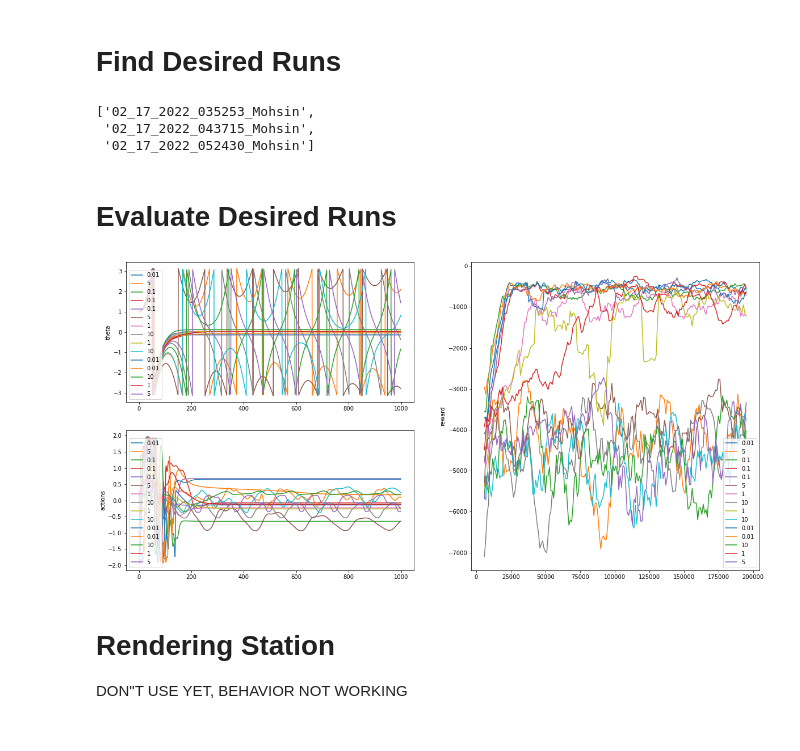
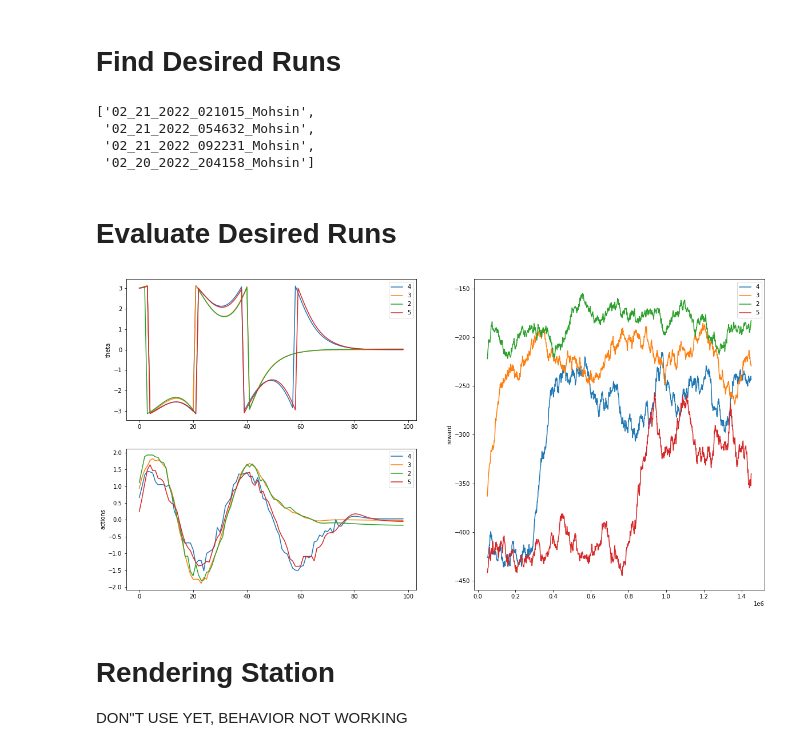
Before and after one commit to mohsinsarwari/RL_Path_Planning, a Jupyter notebook: cheap_control/evaluation.ipynb, the cells around one changed output. Cells and saved outputs as stored; diff of their text form; code cells hidden in the pictures.

```diff
--- a/cheap_control/evaluation.ipynb
+++ b/cheap_control/evaluation.ipynb
@@ -31,8 +31,8 @@ def check(params):
     match = bool(1
     #and params.timesteps == 275000
     #and params.gamma == 0.98
-    and params.id == 0
-    and params.eps == 1
+    and params.id == 1
+    #and params.eps == 1
     #and params.learning_rate == 0.0003
     #and params.envs.newpendulum.run == True
     )
@@ -52,9 +52,10 @@ def filt(check):
 a = ['02_17_2022_083556_Mohsin', '02_17_2022_074751_Mohsin', '02_17_2022_043715_Mohsin']
 filt(check)
 # %% [output]
-['02_17_2022_035253_Mohsin',
- '02_17_2022_043715_Mohsin',
- '02_17_2022_052430_Mohsin']
+['02_21_2022_021015_Mohsin',
+ '02_21_2022_054632_Mohsin',
+ '02_21_2022_092231_Mohsin',
+ '02_20_2022_204158_Mohsin']
 # %% [markdown]
 # Evaluate Desired Runs
 # %%
@@ -63,43 +64,43 @@ label = "eps"
 def plot_eval(folders):
     plt.figure()
     for folder in folders:
-        results = run_eval.evaluate(folder, init=[1, 0])
+        results = run_eval.evaluate(folder, init=[3, 0])
         tb = results["basependulum"]["mean_reward"]
         tb_times = tb[0]
         tb_rew = [a[0] for a in tb[1]]
 
-        n=11
+        n=101
         tb_smoothed = np.cumsum(tb_rew, dtype=float)
         tb_smoothed[n:] = tb_smoothed[n:] - tb_smoothed[:-n]
         tb_smoothed =  tb_smoothed[n - 1:] / n
 
         theta = results["basependulum"]["thetas"]
         actions = results["basependulum"]["actions"]
         with open(os.path.join(os.path.join("./Runs", folder), "params.pkl"), 'rb') as f:
             params = pickle.load(f)
         plt.subplot(122)
         #plt.plot(tb_times, tb_rew, label=str(params[label]))
-        plt.plot(tb_times[5:-5], tb_smoothed, label=str(params[label]))
+        plt.plot(tb_times[50:-50], tb_smoothed, label=str(params[label]))
         plt.subplot(221)
         plt.plot(theta, label=str(params[label]))
         #plt.ylim([-4, 4])
         plt.subplot(223)
         plt.plot(actions, label=str(params[label]))
 
     plt.subplot(122)
     plt.ylabel("reward")
     plt.legend()
     plt.subplot(221)
     plt.ylabel("theta")
     plt.legend()
     plt.subplot(223)
     plt.ylabel("actions")
     plt.legend()
     plt.show()
 
 plot_eval(filt(check))
 # %% [output]
-[figure, old version]
+[figure, new version]
 # %% [markdown]
 # Rendering Station
 
```
Also changed, not shown: 5 other files.
